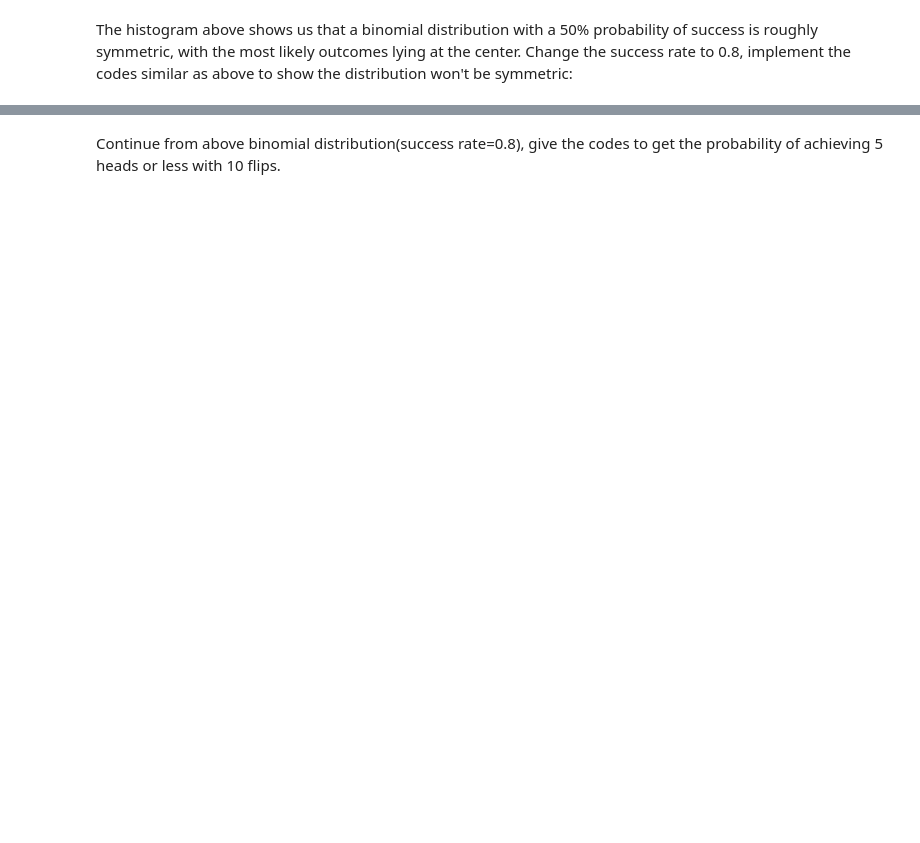
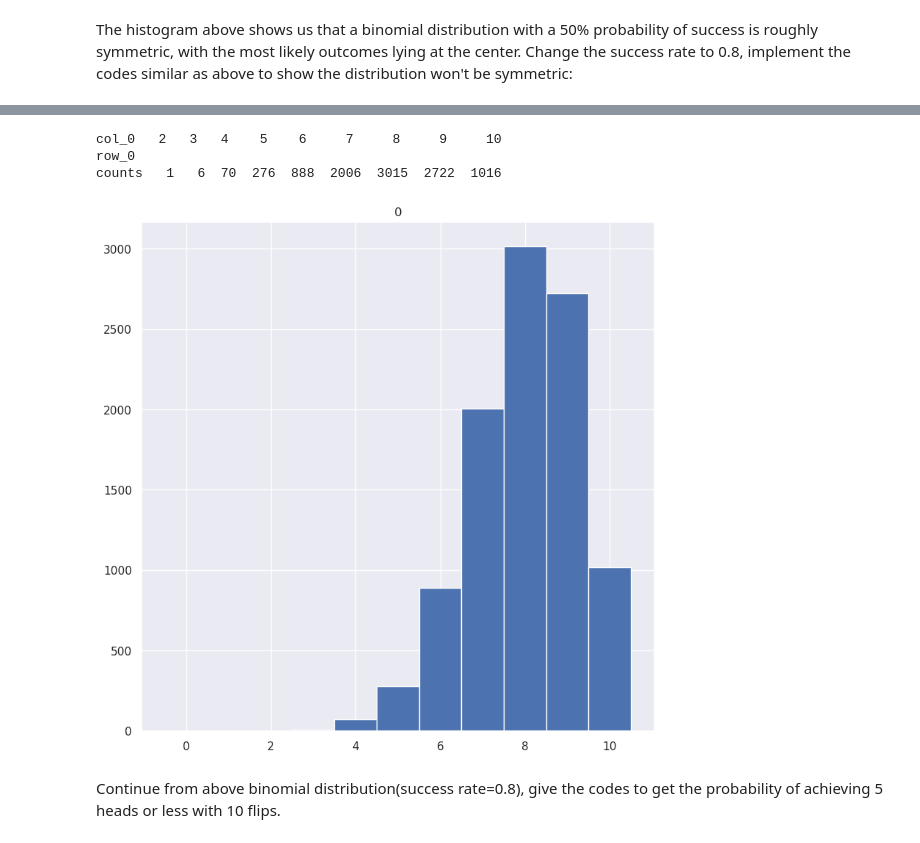
Before and after one commit to ralo96/modeling_and_sim_class, a Jupyter notebook: homework3.ipynb, the cells around one changed output, grey strips where cells are left out. Saved outputs shown, nothing was run; the diff lists cells and outputs as text; code cells hidden in the pictures; blank space fills up the shorter version.

```diff
--- a/homework3.ipynb
+++ b/homework3.ipynb
@@ -91,2 +134,12 @@ counts   2   7  54  253  886  2046  3001  2700  1051
+# %%
+coin_flips = binom.rvs(n=10, p=0.8, size=10000)
+print( pd.crosstab(index="counts", columns= coin_flips))
+# Draw the histogram.
+pd.DataFrame(coin_flips).hist(range=(-0.5,10.5), bins=11);
+# %% [output]
+col_0   2   3   4    5    6     7     8     9     10
+row_0
+counts   1   6  70  276  888  2006  3015  2722  1016
+[figure, added]
 # %% [markdown]
 Continue from above binomial distribution(success rate=0.8), give the codes to get the probability of achieving 5 heads or less with 10 flips.
```
Also changed, not shown: parts of 25 cells of this notebook.
